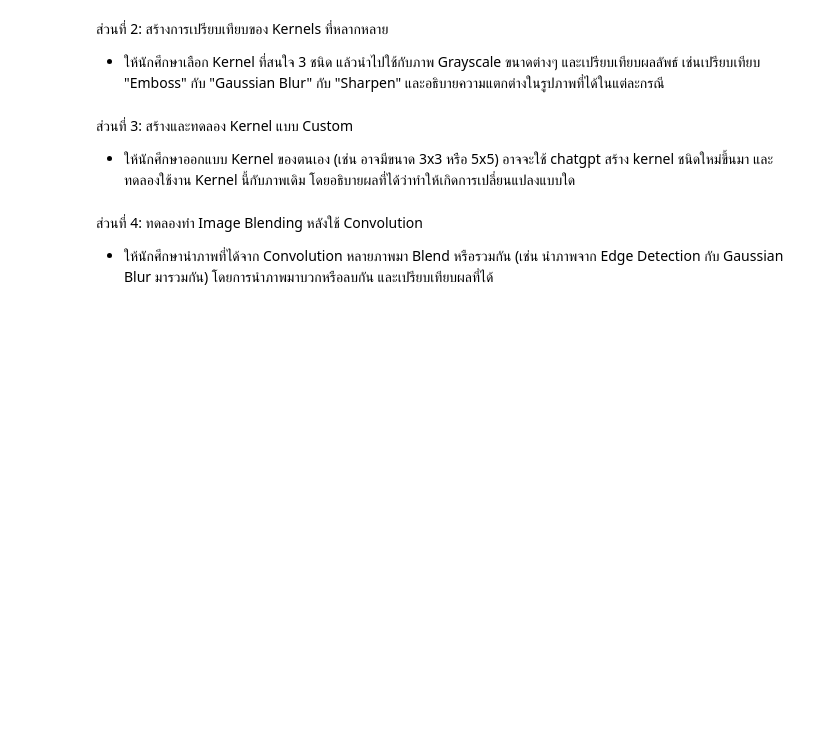
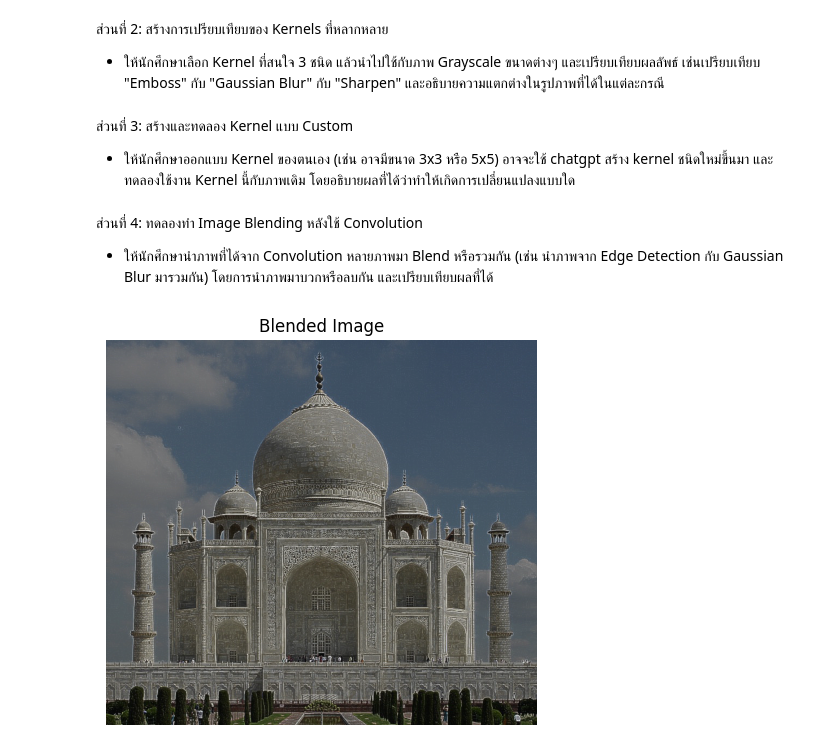
Before and after one commit to Sneezzzzzze/MyComVi, a Jupyter notebook: Week2/Homework/Work1.ipynb, the cells around one changed output. Drawn from its saved outputs; the diff is of its cells as text; code cells hidden in the pictures; blank space fills up the shorter version.

```diff
--- a/Week2/Homework/Work1.ipynb
+++ b/Week2/Homework/Work1.ipynb
@@ -13,7 +13,12 @@ kernels = {
     "Horizontal Derivative (Sobel X)": np.array([[-1, 0, 1], [-2, 0, 2], [-1, 0, 1]]),
     "Vertical Derivative (Sobel Y)": np.array([[-1, -2, -1], [0, 0, 0], [1, 2, 1]]),
     "Gaussian Blur": np.array([[1, 2, 1], [2, 4, 2], [1, 2, 1]], np.float32) / 16,
-    "Laplacian Edge Detection": np.array([[0, -1, 0], [-1, 4, -1], [0, -1, 0]])
+    "Laplacian Edge Detection": np.array([[0, -1, 0], [-1, 4, -1], [0, -1, 0]]),
+    "Custom Edge Detection": np.array([
+        [-1, 0, 1],
+        [-2, 0, 2],
+        [-1, 0, 1]
+    ])
 }
 
 # Define utility functions
@@ -37,6 +42,19 @@ def convert_to_grayscale(image):
 def apply_kernel(image, kernel):
     return cv2.filter2D(image, -1, kernel)
 
+def blend_kernels(image, kernels, kernel1, kernel2):
+    # Check if the provided kernel keys exist in the kernels dictionary
+    if kernel1 not in kernels or kernel2 not in kernels:
+        raise Exception("One or both of the provided kernels do not exist. Please review your input.")
+    # Apply the kernels
+    image1 = apply_kernel(image, kernels[kernel1])
+    image2 = apply_kernel(image, kernels[kernel2])
+    # Blend the images
+    blended_image = cv2.addWeighted(image1, 0.5, image2, 0.5, 0)
+    # Return the blended image
+    return blended_image
+
+
 def display_images(images, titles, cmap=None):
     plt.figure(figsize=(15, 5))
     for i in range(len(images)):
@@ -47,7 +65,7 @@ def display_images(images, titles, cmap=None):
     plt.show()
 # %%
 # Load and display multiple images
-image_paths = ["D:\Project\CrowdMonitoring\MyComVi\images\Taj_Mahal.jpg", "D:\Project\CrowdMonitoring\MyComVi\images\coffee_view.jpeg"]
+image_paths = ["D:\Project\ComVi\images\Taj_Mahal.jpg", "D:\Project\ComVi\images\coffee_view.jpeg"]
 original_images = [load_image(path) for path in image_paths]
 
 # Display the images with individual titles
@@ -91,3 +140,15 @@ print(original_images[0])
 ส่วนที่ 4: ทดลองทำ Image Blending หลังใช้ Convolution
 
 - ให้นักศึกษานำภาพที่ได้จาก Convolution หลายภาพมา Blend หรือรวมกัน (เช่น นำภาพจาก Edge Detection กับ Gaussian Blur มารวมกัน) โดยการนำภาพมาบวกหรือลบกัน และเปรียบเทียบผลที่ได้
+# %%
+# In the setup, we assume that 'original_images' is your input image list,
+# and 'kernels' is the dictionary that contains all the kernels.
+
+# Apply blending function with 'Edge Detection' and 'Gaussian Blur' kernels
+blended_image = blend_kernels(original_images[0], kernels, "Edge Detection", "Gaussian Blur")
+
+
+# Since the blend_kernels returns a single image, we wrap 'blended_image' with a list before passing it to 'display_images' function
+display_images([blended_image], ["Blended Image"], cmap=None)
+# %% [output]
+[figure, added]
```
Also changed, not shown: parts of 4 cells of this notebook, 2 other files.
